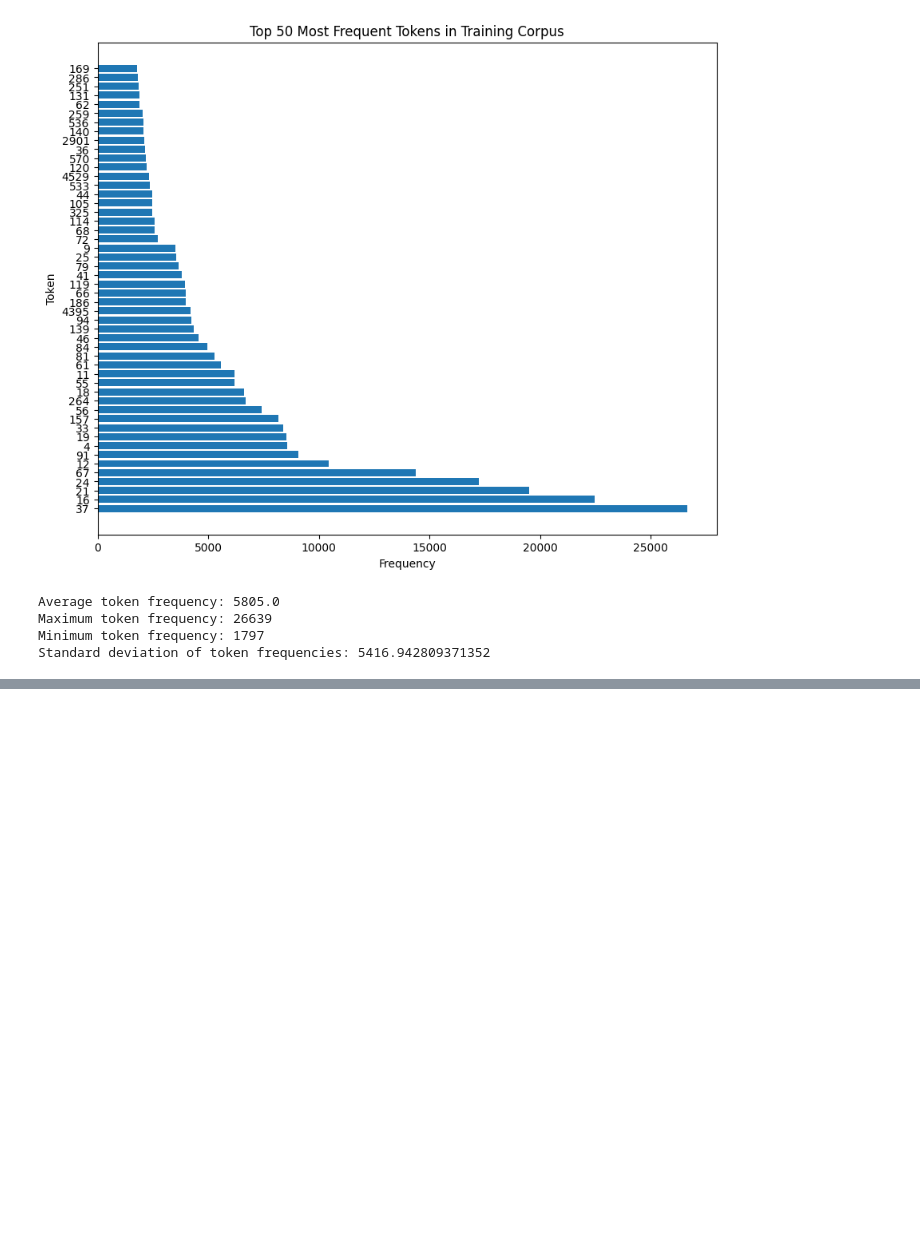
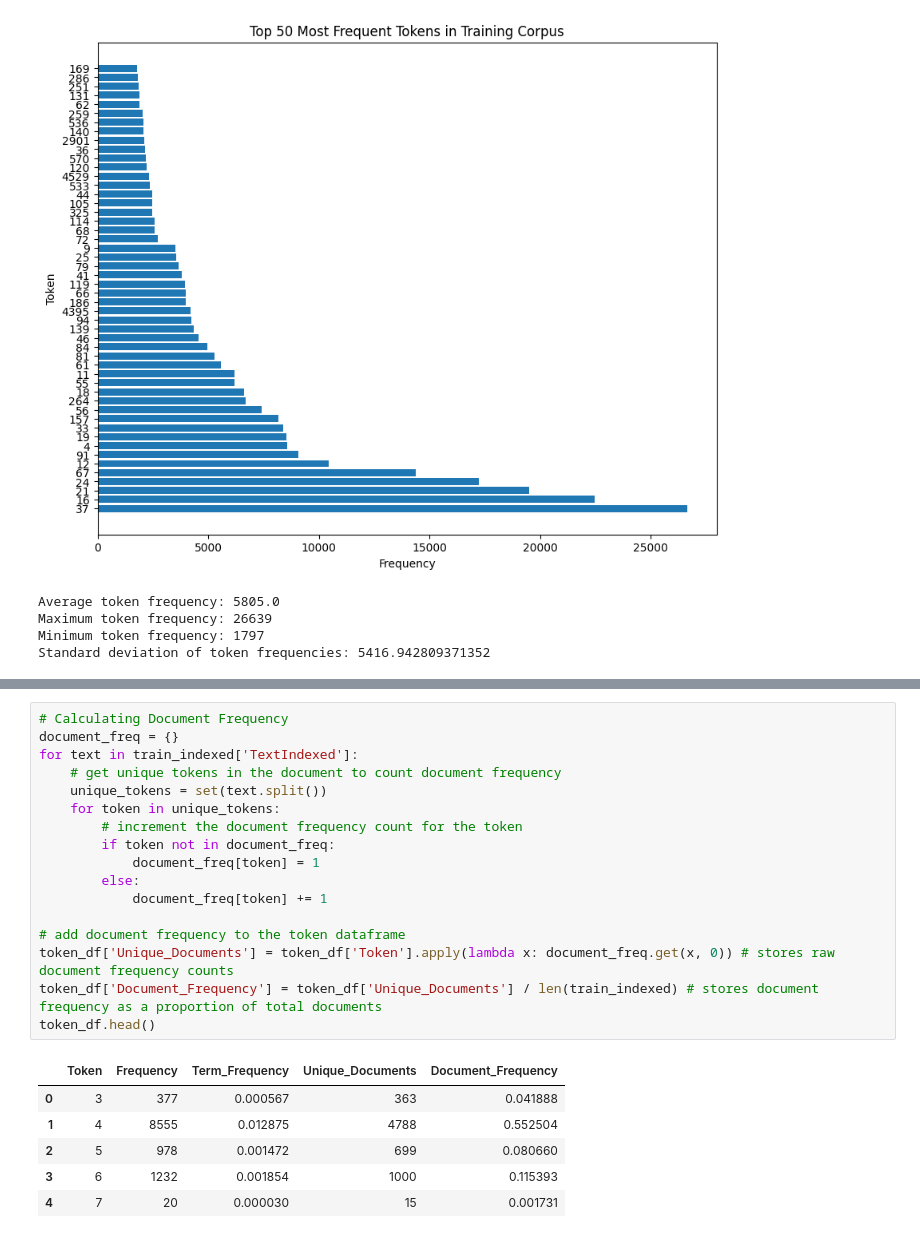
Before and after one commit to miggle711/natural-language-processsing, a Jupyter notebook: assignment1/assignment1.ipynb, the cells around one changed output, grey strips where cells are left out. Saved outputs shown, nothing was run; the diff lists cells and outputs as text; blank space fills up the shorter version.

```diff
--- a/assignment1/assignment1.ipynb
+++ b/assignment1/assignment1.ipynb
@@ -99,0 +114,24 @@ Standard deviation of token frequencies: 5416.942809371352
+# %%
+# Calculating Document Frequency
+document_freq = {}
+for text in train_indexed['TextIndexed']:
+    # get unique tokens in the document to count document frequency
+    unique_tokens = set(text.split())
+    for token in unique_tokens:
+        # increment the document frequency count for the token
+        if token not in document_freq:
+            document_freq[token] = 1
+        else:
+            document_freq[token] += 1
+
+# add document frequency to the token dataframe
+token_df['Unique_Documents'] = token_df['Token'].apply(lambda x: document_freq.get(x, 0)) # stores raw document frequency counts
+token_df['Document_Frequency'] = token_df['Unique_Documents'] / len(train_indexed) # stores document frequency as a proportion of total documents
+token_df.head()
+# %% [output]
+|  | Token | Frequency | Term_Frequency | Unique_Documents | Document_Frequency |
+| 0 | 3 | 377 | 0.000567 | 363 | 0.041888 |
+| 1 | 4 | 8555 | 0.012875 | 4788 | 0.552504 |
+| 2 | 5 | 978 | 0.001472 | 699 | 0.080660 |
+| 3 | 6 | 1232 | 0.001854 | 1000 | 0.115393 |
+| 4 | 7 | 20 | 0.000030 | 15 | 0.001731 |
```
Also changed, not shown: parts of 24 cells of this notebook.
